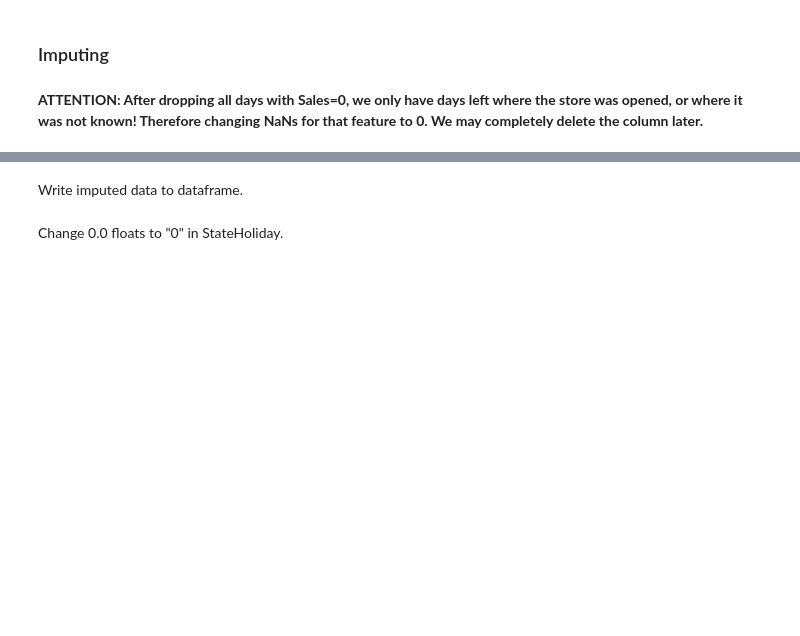
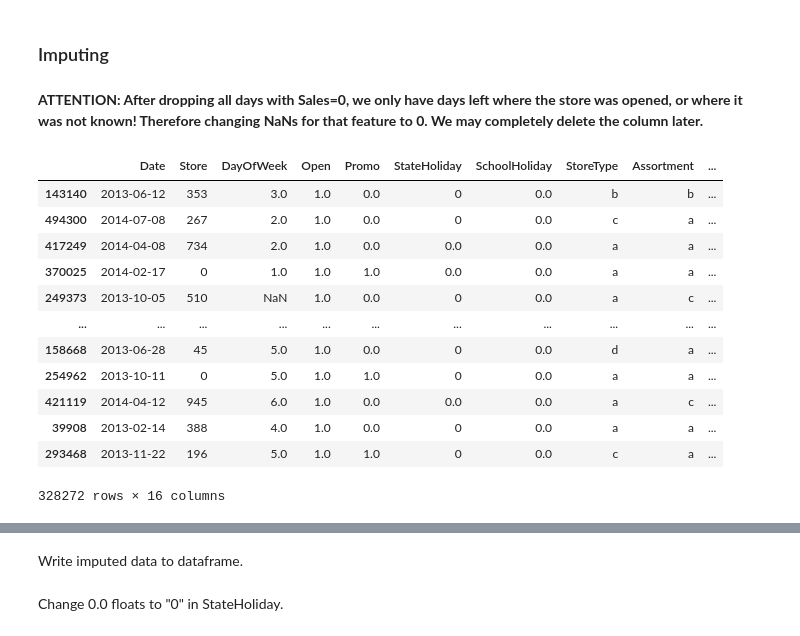
Before and after one commit to cverst/minicomp, a Jupyter notebook: Exploratory.ipynb, the cells around one changed output, grey strips where cells are left out. Cells and saved outputs as stored; diff of their text form; code cells hidden in the pictures; blank space fills up the shorter version.

```diff
--- a/Exploratory.ipynb
+++ b/Exploratory.ipynb
@@ -270,0 +326,19 @@ profile.to_file(output_file="rossmann_profile_report.html")
+# %%
+imp = Imputer()
+imp.define_imputers()
+imp.fit(X_train)
+imp.transform_reconstruct(X_train)
+# %% [output]
+|  | Date | Store | DayOfWeek | Open | Promo | StateHoliday | SchoolHoliday | StoreType | Assortment | ... |
+| 143140 | 2013-06-12 | 353 | 3.0 | 1.0 | 0.0 | 0 | 0.0 | b | b | ... |
+| 494300 | 2014-07-08 | 267 | 2.0 | 1.0 | 0.0 | 0 | 0.0 | c | a | ... |
+| 417249 | 2014-04-08 | 734 | 2.0 | 1.0 | 0.0 | 0.0 | 0.0 | a | a | ... |
+| 370025 | 2014-02-17 | 0 | 1.0 | 1.0 | 1.0 | 0.0 | 0.0 | a | a | ... |
+| 249373 | 2013-10-05 | 510 | NaN | 1.0 | 0.0 | 0 | 0.0 | a | c | ... |
+| ... | ... | ... | ... | ... | ... | ... | ... | ... | ... | ... |
+| 158668 | 2013-06-28 | 45 | 5.0 | 1.0 | 0.0 | 0 | 0.0 | d | a | ... |
+| 254962 | 2013-10-11 | 0 | 5.0 | 1.0 | 1.0 | 0 | 0.0 | a | a | ... |
+| 421119 | 2014-04-12 | 945 | 6.0 | 1.0 | 0.0 | 0.0 | 0.0 | a | c | ... |
+| 39908 | 2013-02-14 | 388 | 4.0 | 1.0 | 0.0 | 0 | 0.0 | a | a | ... |
+| 293468 | 2013-11-22 | 196 | 5.0 | 1.0 | 1.0 | 0 | 0.0 | c | a | ... |
+328272 rows × 16 columns
```
Also changed, not shown: parts of 9 cells of this notebook, 3 other files.
